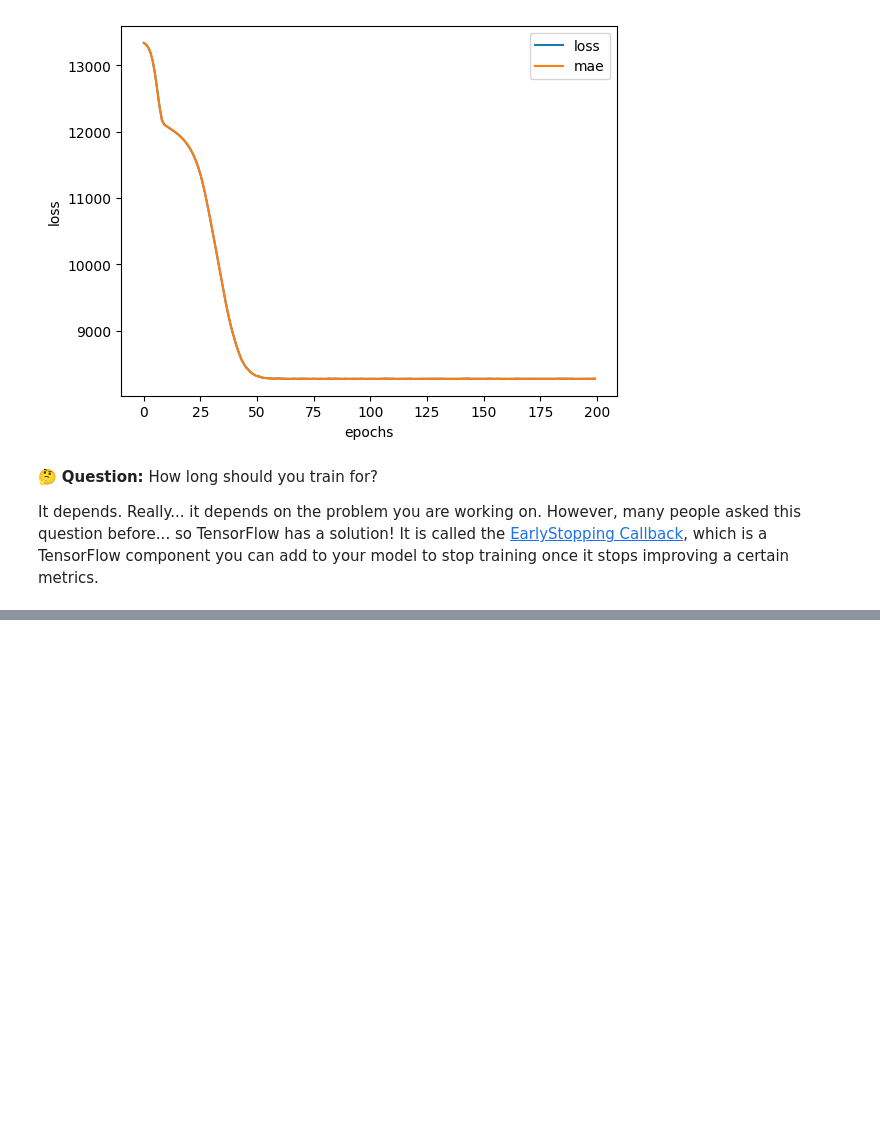
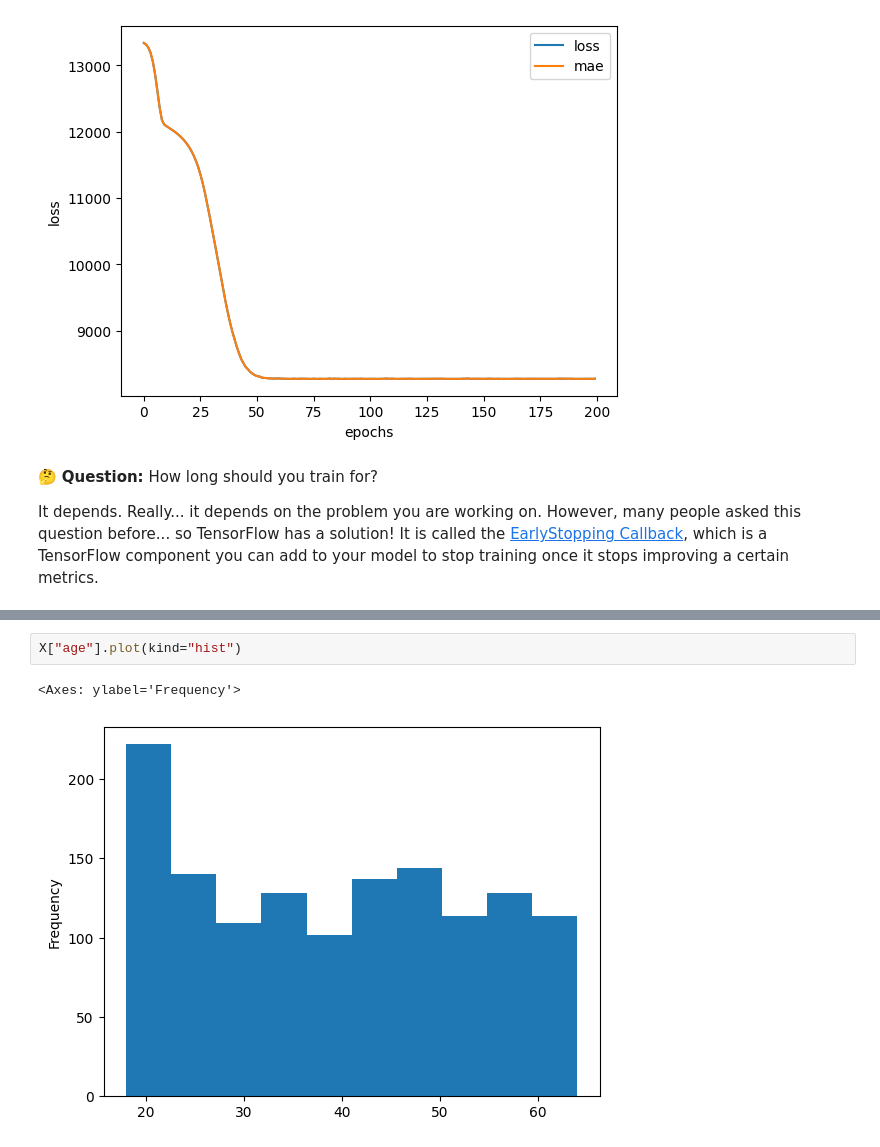
Before and after one commit to jacob7123/TensorFlow, a Jupyter notebook: 01_neural_network_regression_with_tensorflow.ipynb, the cells around one changed output, grey strips where cells are left out. Saved outputs shown, nothing was run; the diff lists cells and outputs as text; blank space fills up the shorter version.

```diff
--- a/01_neural_network_regression_with_tensorflow.ipynb
+++ b/01_neural_network_regression_with_tensorflow.ipynb
@@ -1114,0 +1137,5 @@ X_train, y_train
+# %%
+X["age"].plot(kind="hist")
+# %% [output]
+<Axes: ylabel='Frequency'>
+[figure, added]
```
Also changed, not shown: parts of 7 cells of this notebook.
